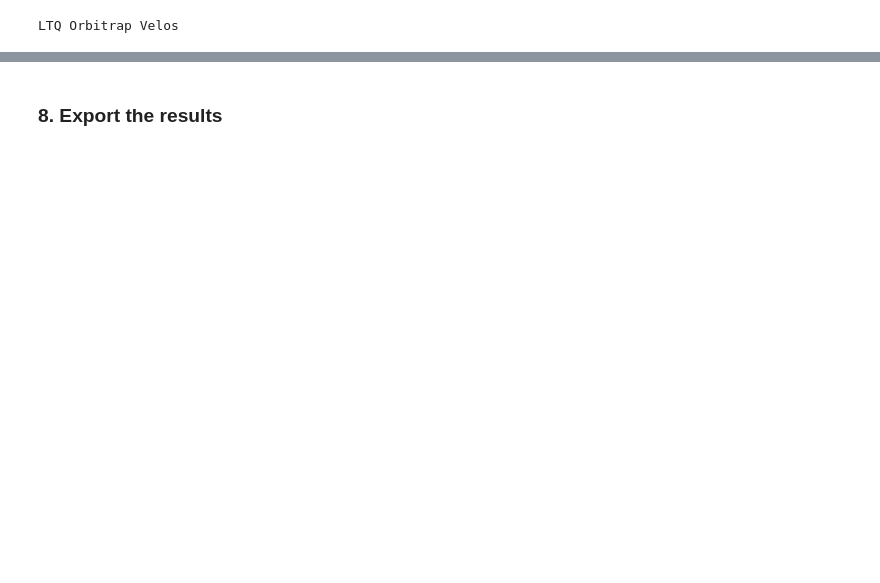
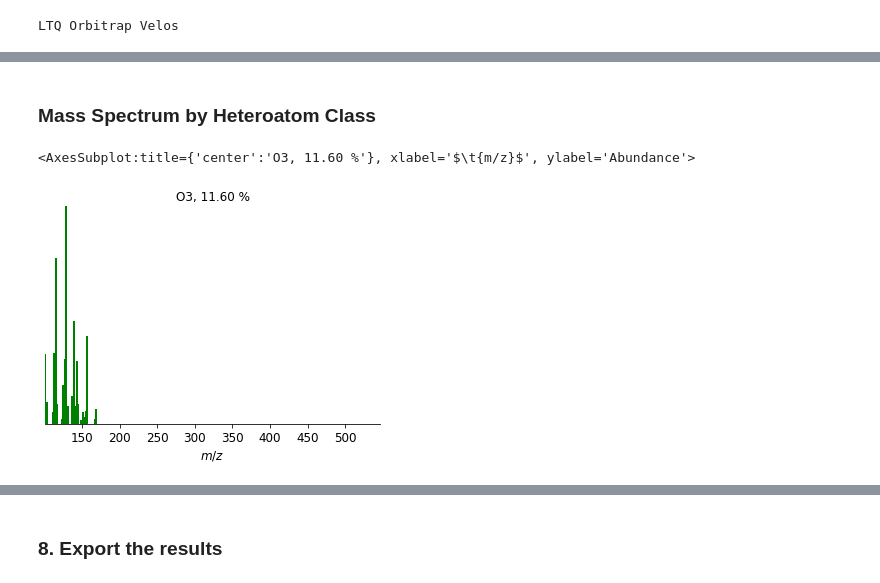
Before and after one commit to EMSL-Computing/Day3-EMSL-SummerSchool-2022, a Jupyter notebook: Summer School CoreMS Tutorial.ipynb, the cells around one changed output, grey strips where cells are left out. Saved outputs shown, nothing was run; the diff lists cells and outputs as text; code cells hidden in the pictures; blank space fills up the shorter version.

```diff
--- a/Summer School CoreMS Tutorial.ipynb
+++ b/Summer School CoreMS Tutorial.ipynb
@@ -182,0 +212,7 @@ LTQ Orbitrap Velos
+# %% [markdown]
+### Mass Spectrum by Heteroatom Class
+# %%
+mass_spectrum_by_classes.plot_ms_class('O3')
+# %% [output]
+<AxesSubplot:title={'center':'O3, 11.60 %'}, xlabel='$\t{m/z}$', ylabel='Abundance'>
+[figure, added]
```
Also changed, not shown: parts of 17 cells of this notebook.
